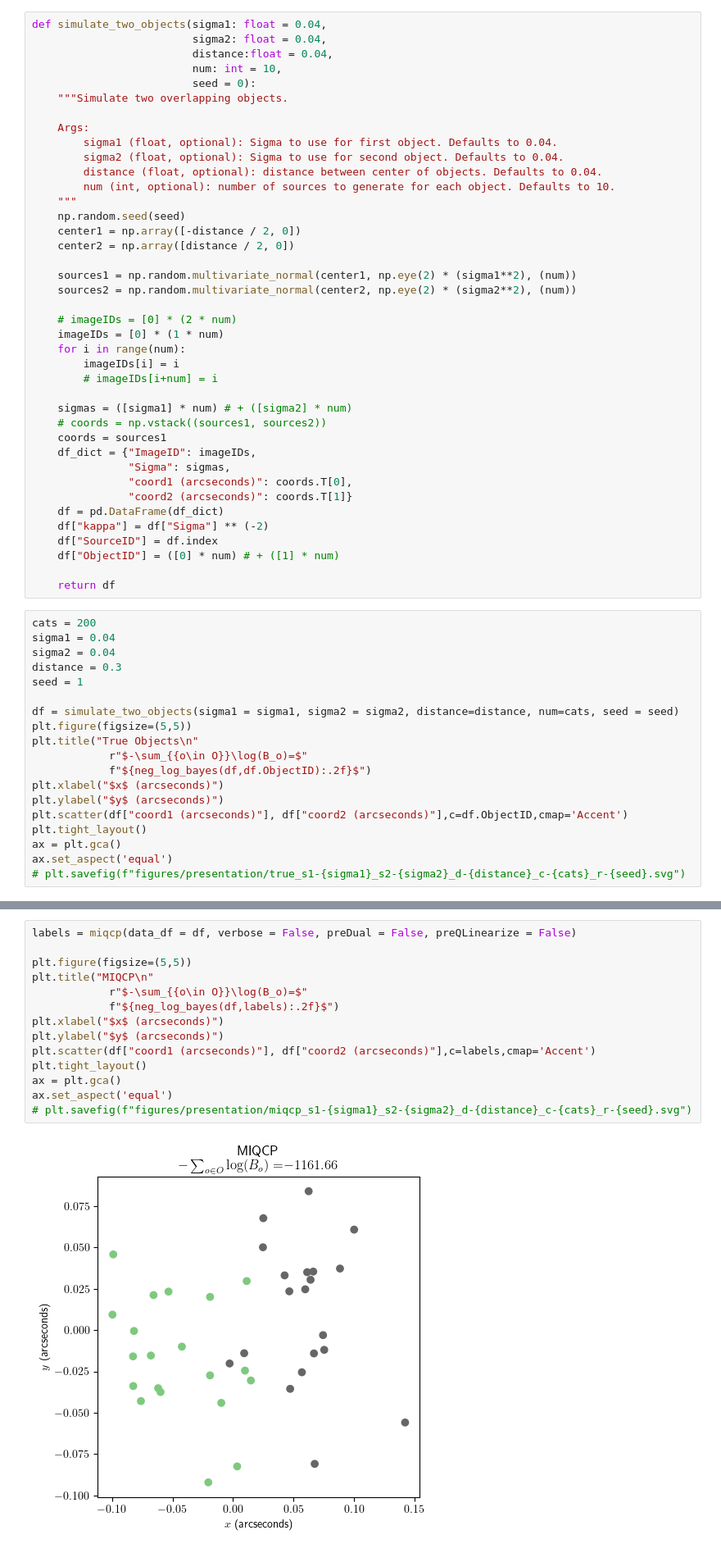
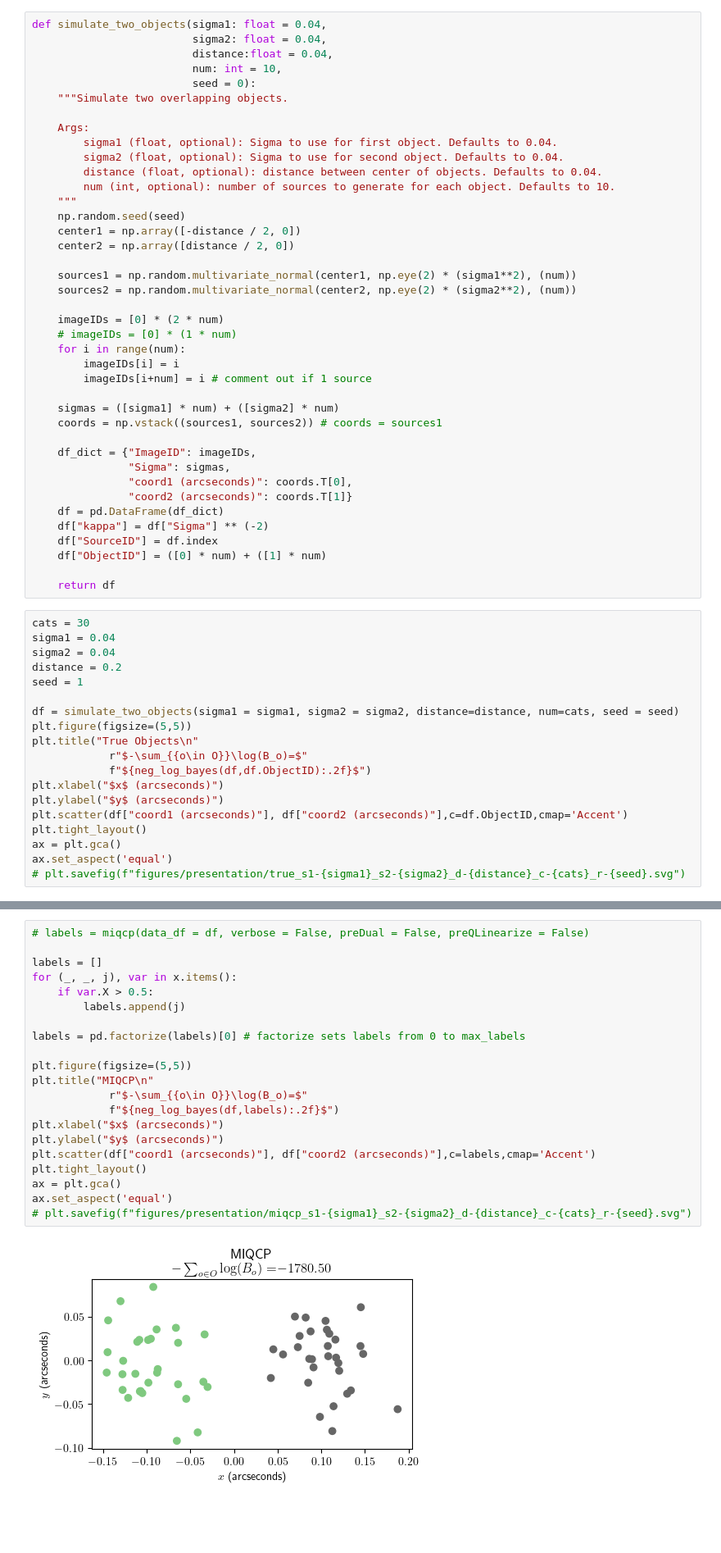
Before and after one commit to jacobf18/astronomical-matching, a Jupyter notebook: benchmark.ipynb, the cells around one changed output, grey strips where cells are left out. Shown at 82% size. Cells and saved outputs as stored; diff of their text form; blank space fills up the shorter version.

```diff
--- a/benchmark.ipynb
+++ b/benchmark.ipynb
@@ -42,15 +47,15 @@ def simulate_two_objects(sigma1: float = 0.04,
     sources1 = np.random.multivariate_normal(center1, np.eye(2) * (sigma1**2), (num))
     sources2 = np.random.multivariate_normal(center2, np.eye(2) * (sigma2**2), (num))
 
-    # imageIDs = [0] * (2 * num)
-    imageIDs = [0] * (1 * num)
+    imageIDs = [0] * (2 * num)
+    # imageIDs = [0] * (1 * num)
     for i in range(num):
         imageIDs[i] = i
-        # imageIDs[i+num] = i
+        imageIDs[i+num] = i # comment out if 1 source
 
-    sigmas = ([sigma1] * num) # + ([sigma2] * num)
-    # coords = np.vstack((sources1, sources2))
-    coords = sources1
+    sigmas = ([sigma1] * num) + ([sigma2] * num)
+    coords = np.vstack((sources1, sources2)) # coords = sources1
+
     df_dict = {"ImageID": imageIDs,
                "Sigma": sigmas,
                "coord1 (arcseconds)": coords.T[0],
@@ -58,14 +63,14 @@ def simulate_two_objects(sigma1: float = 0.04,
     df = pd.DataFrame(df_dict)
     df["kappa"] = df["Sigma"] ** (-2)
     df["SourceID"] = df.index
-    df["ObjectID"] = ([0] * num) # + ([1] * num)
+    df["ObjectID"] = ([0] * num) + ([1] * num)
 
     return df
 # %%
-cats = 200
+cats = 30
 sigma1 = 0.04
 sigma2 = 0.04
-distance = 0.3
+distance = 0.2
 seed = 1
 
 df = simulate_two_objects(sigma1 = sigma1, sigma2 = sigma2, distance=distance, num=cats, seed = seed)
@@ -85,19 +300,26 @@ ax.set_aspect('equal')
 # %%
-labels = miqcp(data_df = df, verbose = False, preDual = False, preQLinearize = False)
+# labels = miqcp(data_df = df, verbose = False, preDual = False, preQLinearize = False)
+
+labels = []
+for (_, _, j), var in x.items():
+    if var.X > 0.5:
+        labels.append(j)
+
+labels = pd.factorize(labels)[0] # factorize sets labels from 0 to max_labels
 
 plt.figure(figsize=(5,5))
 plt.title("MIQCP\n"
             r"$-\sum_{{o\in O}}\log(B_o)=$"
             f"${neg_log_bayes(df,labels):.2f}$")
 plt.xlabel("$x$ (arcseconds)")
 plt.ylabel("$y$ (arcseconds)")
 plt.scatter(df["coord1 (arcseconds)"], df["coord2 (arcseconds)"],c=labels,cmap='Accent')
 plt.tight_layout()
 ax = plt.gca()
 ax.set_aspect('equal')
 # plt.savefig(f"figures/presentation/miqcp_s1-{sigma1}_s2-{sigma2}_d-{distance}_c-{cats}_r-{seed}.svg")
 # %% [output]
-[figure, old version]
+[figure, new version]
 # %%
 labels, _,_ = chain_breaking(df)
 
```
Also changed, not shown: parts of 7 cells of this notebook, 16 other files.
